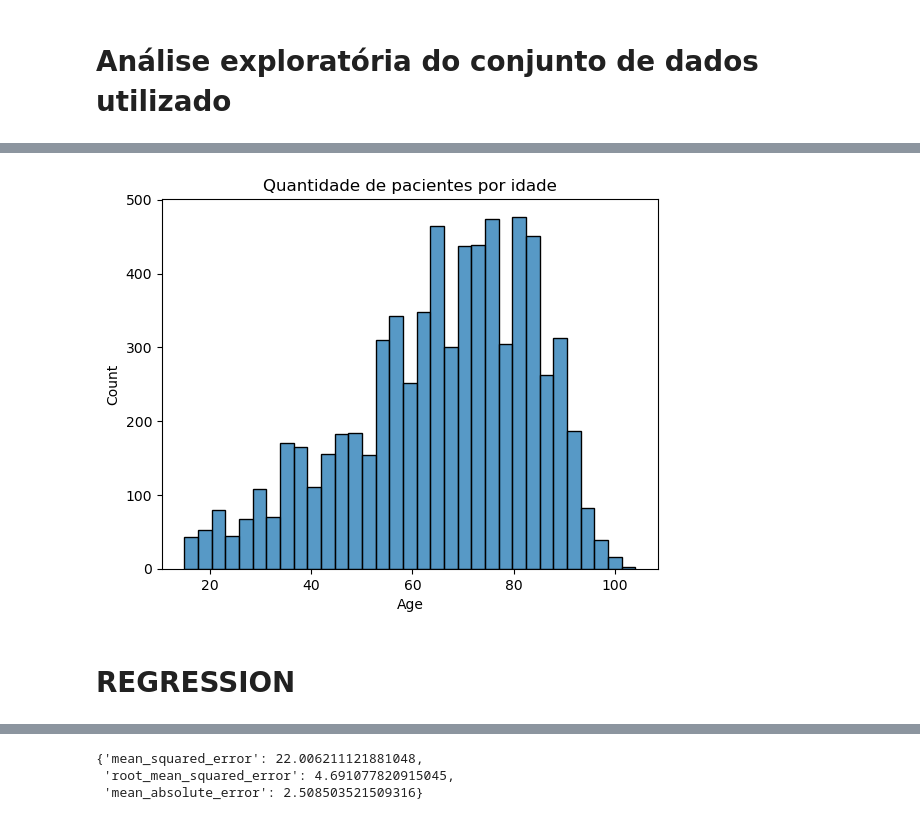
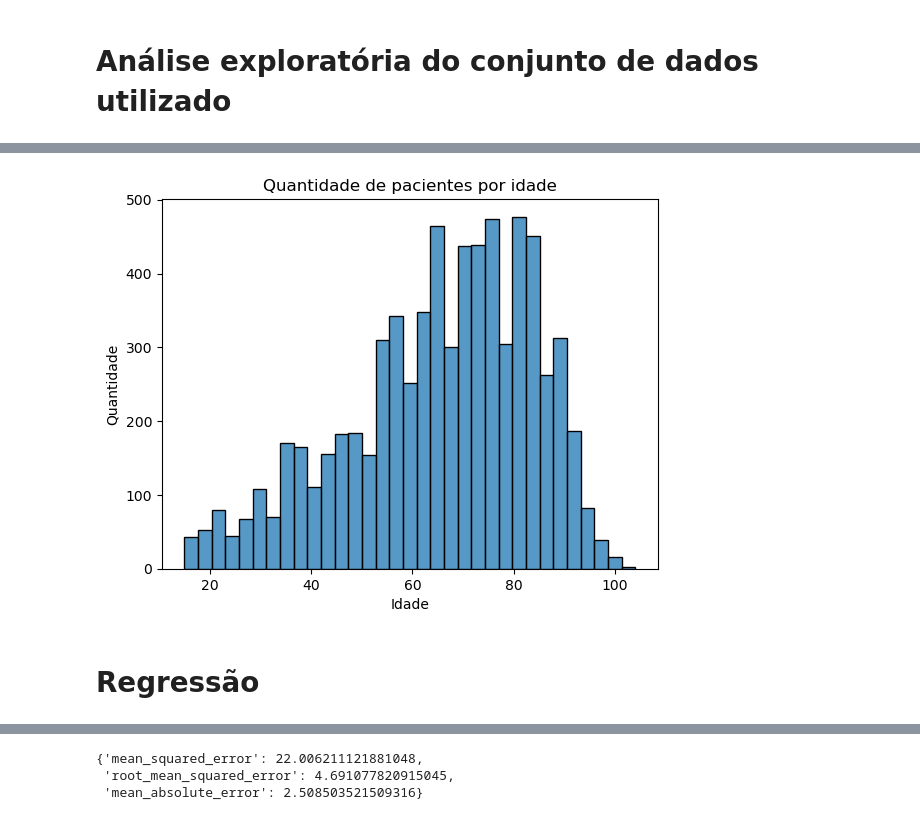
Before and after one commit to lframosferreira/ml-final-project, a Jupyter notebook: main.ipynb, the cells around one changed output, grey strips where cells are left out. Saved outputs shown, nothing was run; the diff lists cells and outputs as text; code cells hidden in the pictures.

```diff
--- a/main.ipynb
+++ b/main.ipynb
@@ -199,11 +203,13 @@ None
 # %%
 plt.title("Quantidade de pacientes por idade")
-sns.histplot(data=final_data["Age"])
+ax = sns.histplot(data=final_data["Age"])
+ax.set_xlabel("Idade")
+ax.set_ylabel("Quantidade")
 None
 # %% [output]
-[figure, old version]
+[figure, new version]
 # %% [markdown]
-# REGRESSION
+# Regressão
 # %%
 X_train, X_test, y_train, y_test = train_test_split(
     final_data, labels_regression, test_size=TEST_SIZE, random_state=RANDOM_STATE
```
Also changed, not shown: parts of 9 cells of this notebook.
